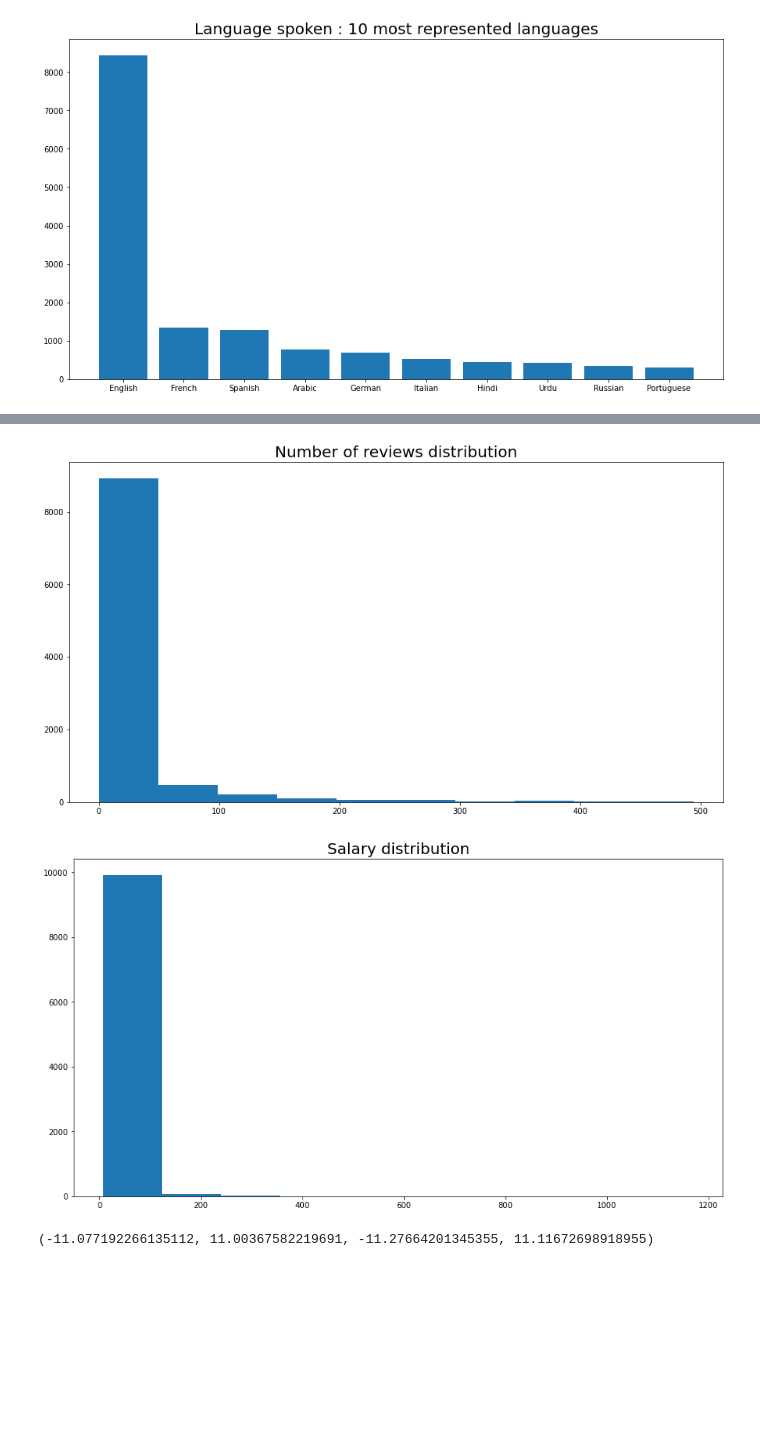
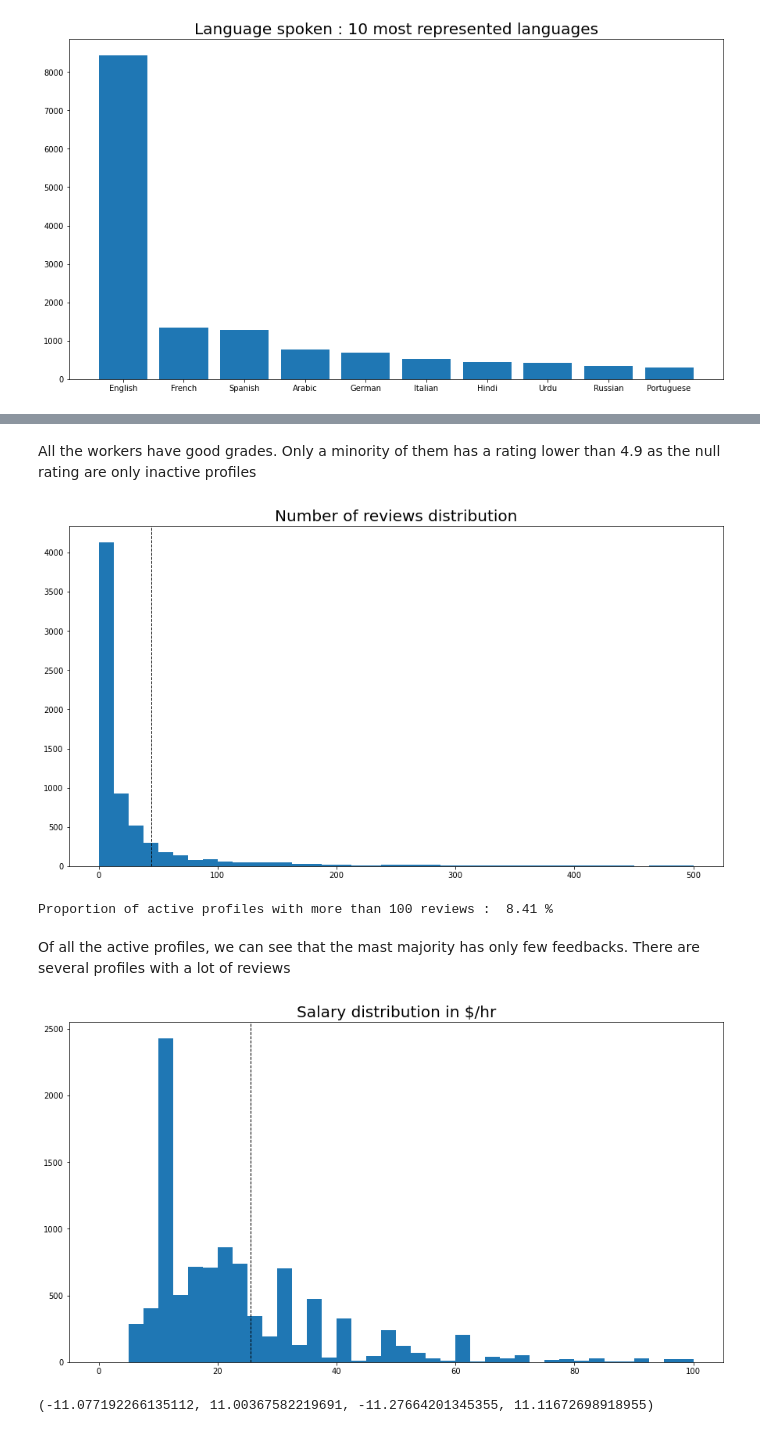
Before and after one commit to Victor-Manach/MODS207, a Jupyter notebook: Data_Analysis.ipynb, the cells around one changed output, grey strips where cells are left out. Saved outputs shown, nothing was run; the diff lists cells and outputs as text; code cells hidden in the pictures; blank space fills up the shorter version.

```diff
--- a/Data_Analysis.ipynb
+++ b/Data_Analysis.ipynb
@@ -7,3 +8,3 @@ import seaborn as sns
 # %%
-data = pd.read_csv('./data/improved_profiles.csv')
+data = pd.read_csv('./data/improved_profiles_26_04_2021.csv')
 # %%
@@ -72,28 +64,38 @@ plt.show()
+# %% [markdown]
+All the workers have good grades. Only a minority of them has a rating lower than 4.9 as the null rating are only inactive profiles
 # %%
 figure = plt.figure(figsize=(15,8))
-plt.hist(data[data['nb_reviews']<500]['nb_reviews'])
+plt.hist(data.loc[(0<data['nb_reviews'])]['nb_reviews'], range=[0, 500], bins = 40)
 plt.title("Number of reviews distribution", fontsize = 20)
+plt.axvline(sum(data.loc[(0<data['nb_reviews'])]['nb_reviews'])/len(data.loc[(0<data['nb_reviews'])]['nb_reviews']), color='k', linestyle='dashed', linewidth=1)
 plt.show()
+
+print("Proportion of active profiles with more than 100 reviews : ", 100 * round(len(data.loc[(0<data['nb_reviews']) & (data['nb_reviews']>100)]['nb_reviews'])/
+     len(data.loc[(0<data['nb_reviews'])]['nb_reviews']),4), "%")
 # %% [output]
-[figure, old version]
+[figure, new version]
+Proportion of active profiles with more than 100 reviews :  8.41 %
+# %% [markdown]
+Of all the active profiles, we can see that the mast majority has only few feedbacks. There are several profiles with a lot of reviews
 # %%
 # put everything in dollars
 salary = []
 for i in range(len(data["price"])) :
     curr = data["price"][i][0]
     if curr == '£':
         salary.append(round(1.2 * float(data["price"][i][1:]),2))
     elif curr == '€':
         salary.append(round(1.38 * float(data["price"][i][1:]),2))
     else:
         salary.append(float(data["price"][i][1:]))
 
 figure = plt.figure(figsize=(15,8))
-plt.hist(salary)
-plt.title("Salary distribution", fontsize = 20)
+plt.hist(salary, range=[0, 100], bins = 40)
+plt.axvline(sum(salary)/len(salary), color='k', linestyle='dashed', linewidth=1)
+plt.title("Salary distribution in $/hr", fontsize = 20)
 plt.show()
 # %% [output]
-[figure, old version]
+[figure, new version]
 # %%
 figure = plt.figure(figsize=(15,6))
 
```
Also changed, not shown: parts of 6 cells of this notebook.
